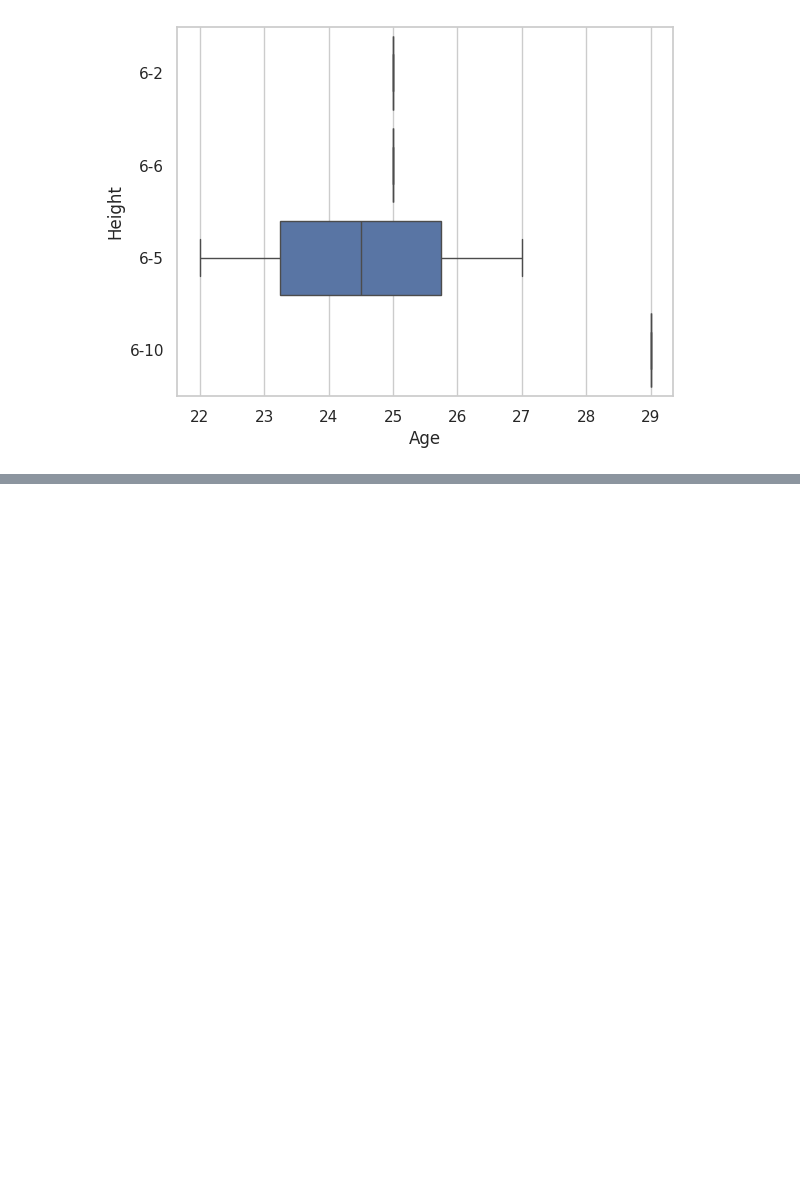
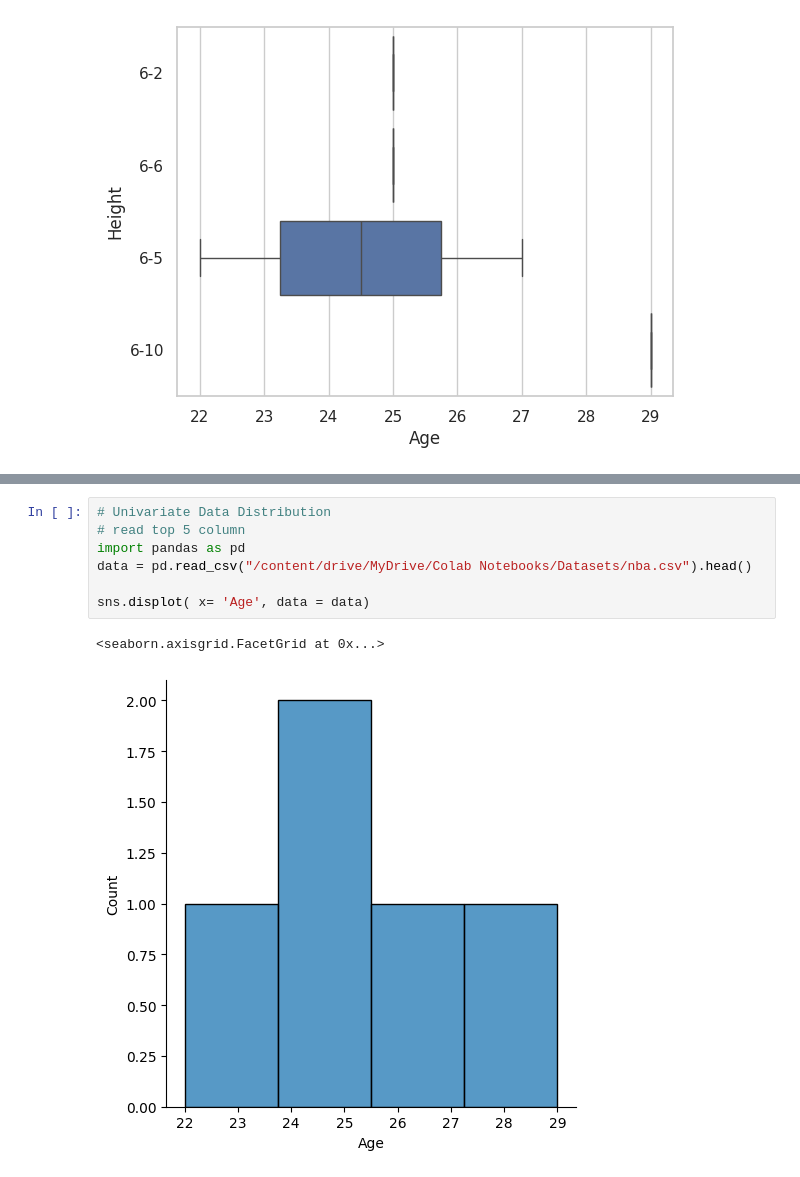
Before and after one commit to aadi-kanwar/MLOps, a Jupyter notebook: Data_Visualization.ipynb, the cells around one changed output, grey strips where cells are left out. Drawn from its saved outputs; the diff is of its cells as text; blank space fills up the shorter version.

```diff
--- a/Data_Visualization.ipynb
+++ b/Data_Visualization.ipynb
@@ -151,0 +245,10 @@ sns.boxplot(x='Age', y='Height',data = df)
+# %%
+# Univariate Data Distribution
+# read top 5 column
+import pandas as pd
+data = pd.read_csv("/content/drive/MyDrive/Colab Notebooks/Datasets/nba.csv").head()
+
+sns.displot( x= 'Age', data = data)
+# %% [output]
+<seaborn.axisgrid.FacetGrid at 0x...>
+[figure, added]
```
Also changed, not shown: parts of 19 cells of this notebook.
